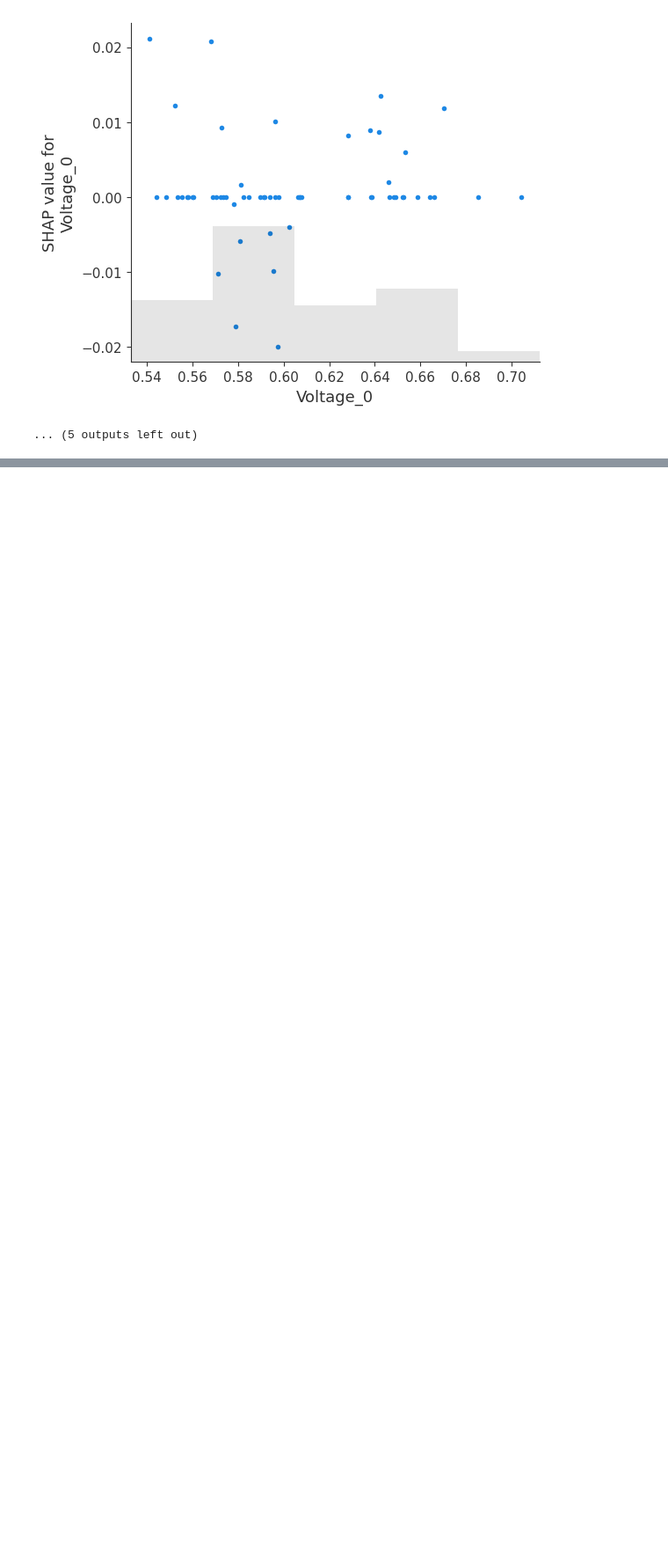
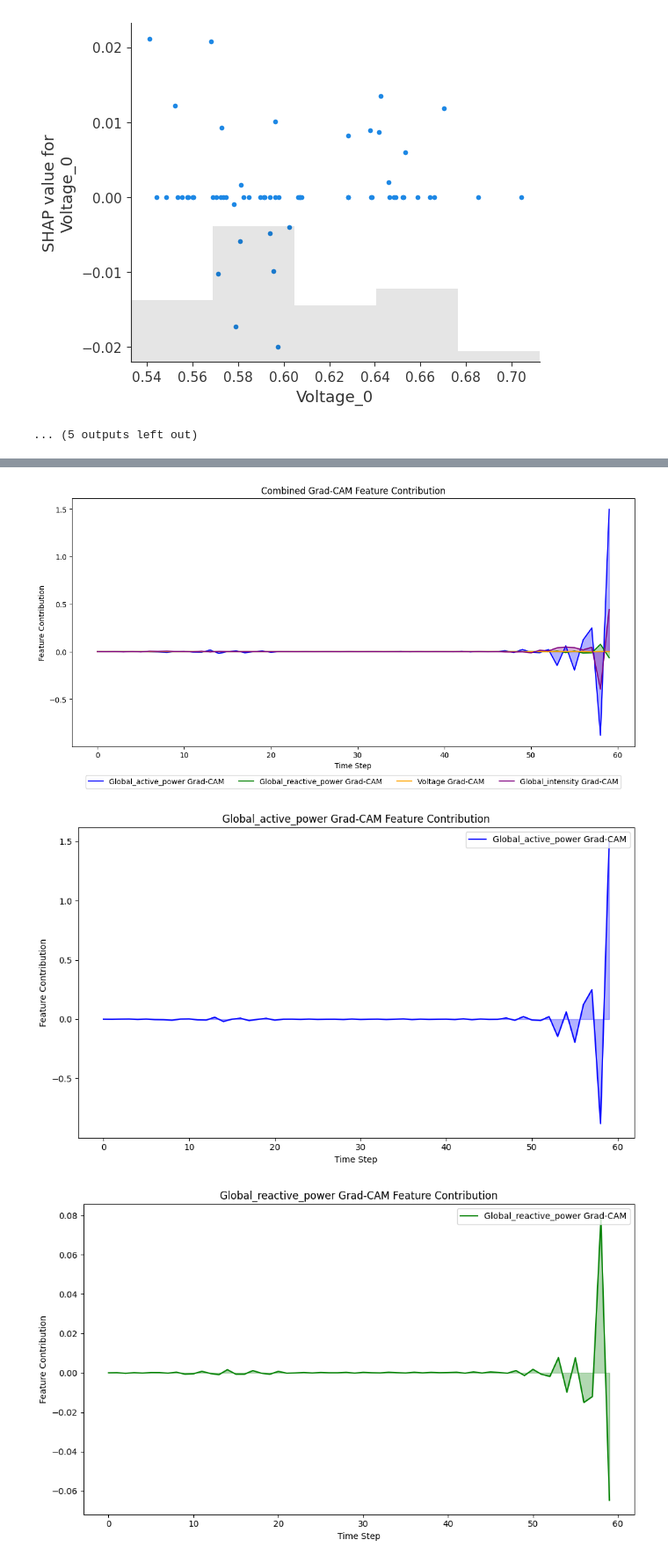
Before and after one commit to SeunghoHan/xai-application, a Jupyter notebook: main.ipynb, the cells around one changed output, grey strips where cells are left out. Shown at 88% size. Cells and saved outputs as stored; diff of their text form; code cells hidden in the pictures; blank space fills up the shorter version.

```diff
--- a/main.ipynb
+++ b/main.ipynb
@@ -141,0 +367,10 @@ explainer.visualize(shap_values, sampled_eval_sequences)
+# %%
+# 모델에 Feature별 Grad-CAM 적용
+grad_cam_weights_per_feature = compute_grad_cam_lstm_per_feature(model, data_point)
+
+# Grad-CAM 가중치 시각화 (Feature별로)
+visualize_grad_cam_per_feature(grad_cam_weights_per_feature, data_point, dataset.selected_features)
+# %% [output]
+[figure, added]
+[figure, added]
+[figure, added]
```
Also changed, not shown: parts of 11 cells of this notebook, 7 other files.
